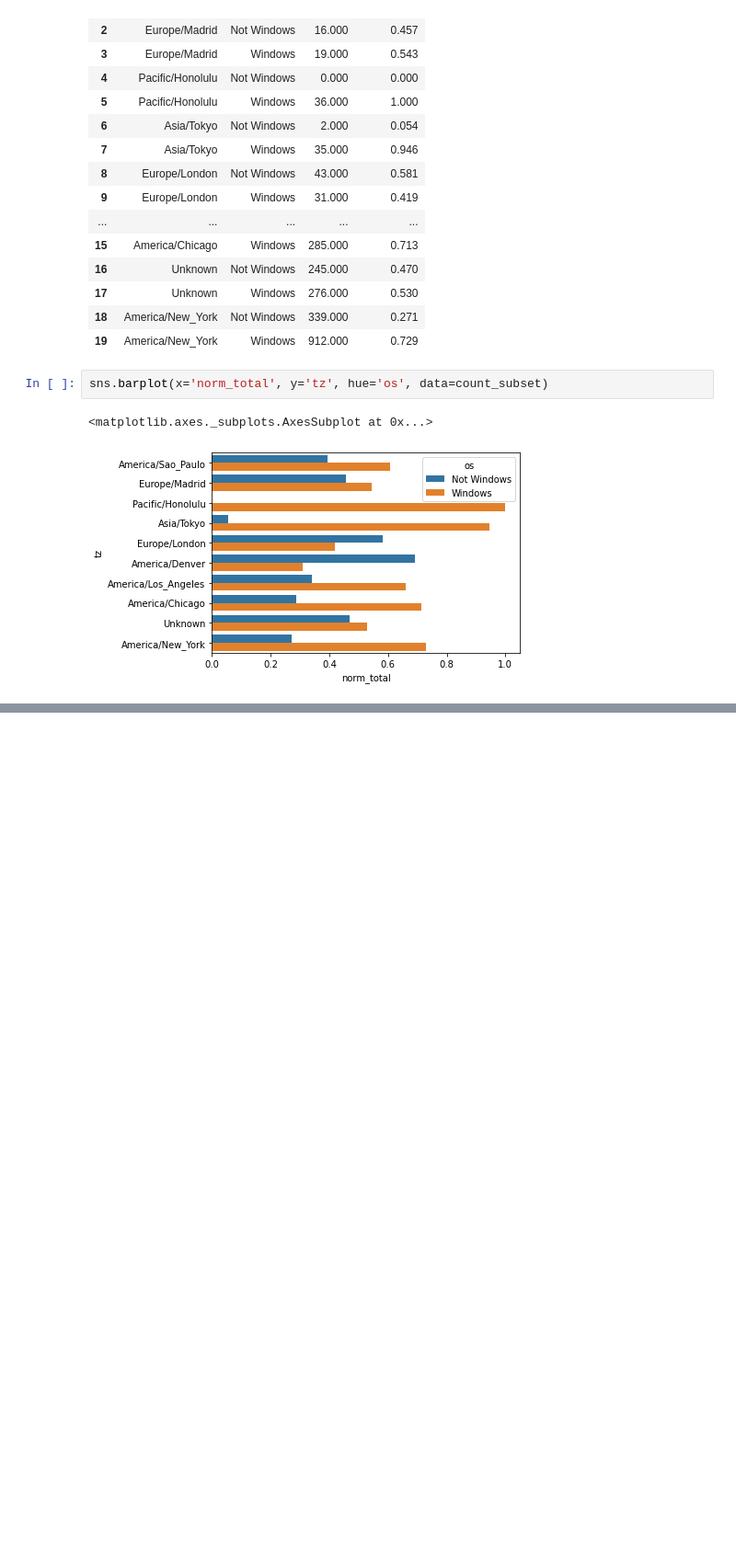
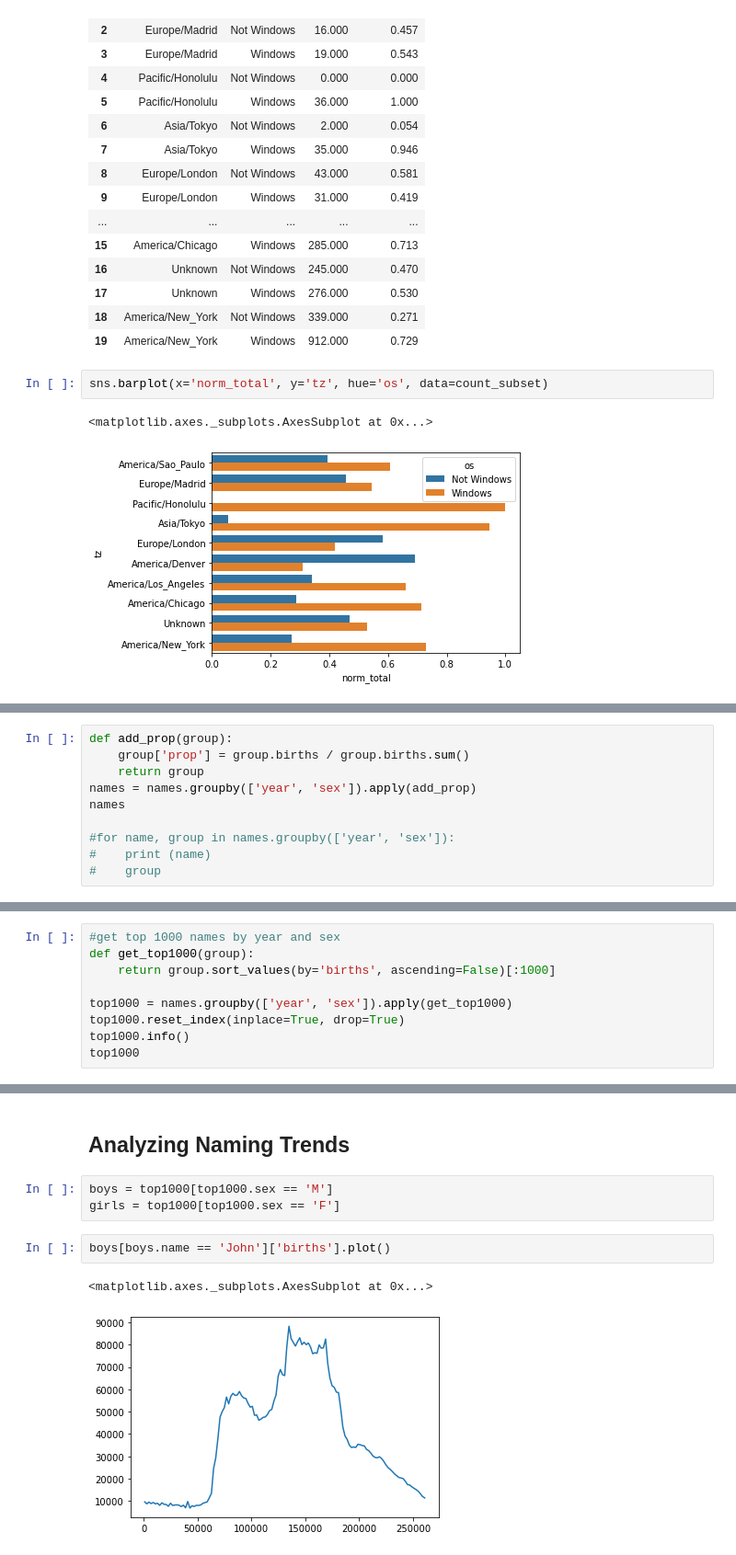
Before and after one commit to walidsi/data-science, a Jupyter notebook: Python/Python for Data Analysis/py_data_analysis_2.ipynb, the cells around one changed output, grey strips where cells are left out. Shown at 92% size. Drawn from its saved outputs; the diff is of its cells as text; blank space fills up the shorter version.

```diff
--- a/Python/Python for Data Analysis/py_data_analysis_2.ipynb
+++ b/Python/Python for Data Analysis/py_data_analysis_2.ipynb
@@ -432,0 +772,10 @@ sns.barplot(x='norm_total', y='tz', hue='os', data=count_subset)
+# %%
+def add_prop(group):
+    group['prop'] = group.births / group.births.sum()
+    return group
+names = names.groupby(['year', 'sex']).apply(add_prop)
+names
+
+#for name, group in names.groupby(['year', 'sex']):
+#    print (name)
+#    group
@@ -432,0 +812,9 @@ sns.barplot(x='norm_total', y='tz', hue='os', data=count_subset)
+# %%
+#get top 1000 names by year and sex
+def get_top1000(group):
+    return group.sort_values(by='births', ascending=False)[:1000]
+
+top1000 = names.groupby(['year', 'sex']).apply(get_top1000)
+top1000.reset_index(inplace=True, drop=True)
+top1000.info()
+top1000
@@ -432,0 +847,10 @@ sns.barplot(x='norm_total', y='tz', hue='os', data=count_subset)
+# %% [markdown]
+## Analyzing Naming Trends
+# %%
+boys = top1000[top1000.sex == 'M']
+girls = top1000[top1000.sex == 'F']
+# %%
+boys[boys.name == 'John']['births'].plot()
+# %% [output]
+<matplotlib.axes._subplots.AxesSubplot at 0x...>
+[figure, added]
```
Also changed, not shown: parts of 42 cells of this notebook.
